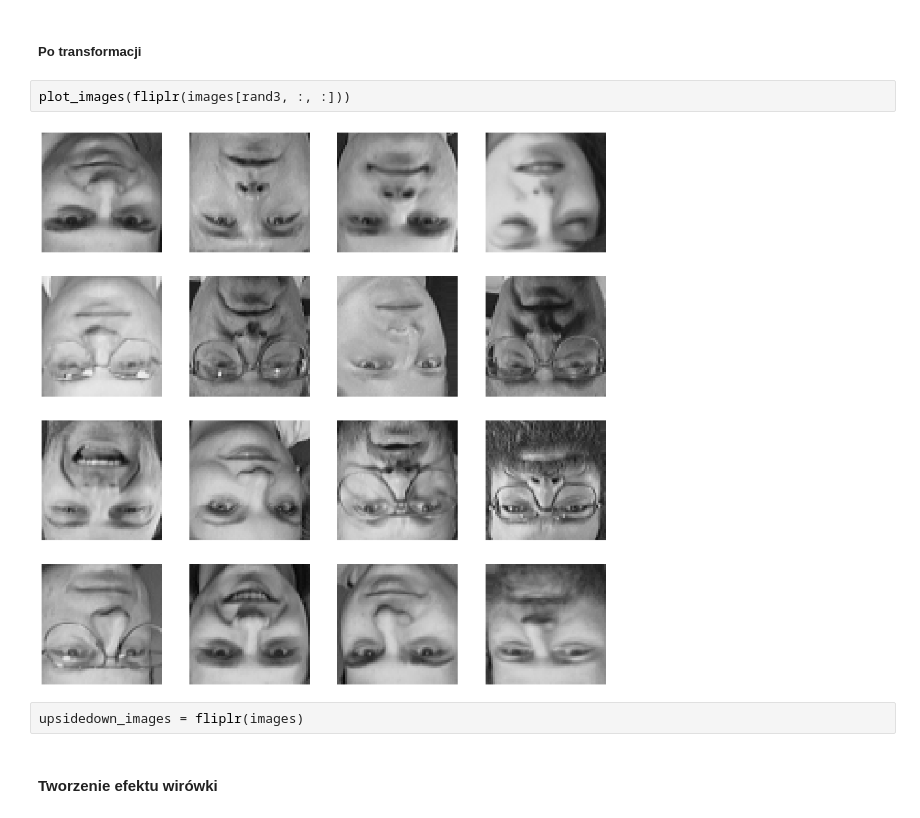
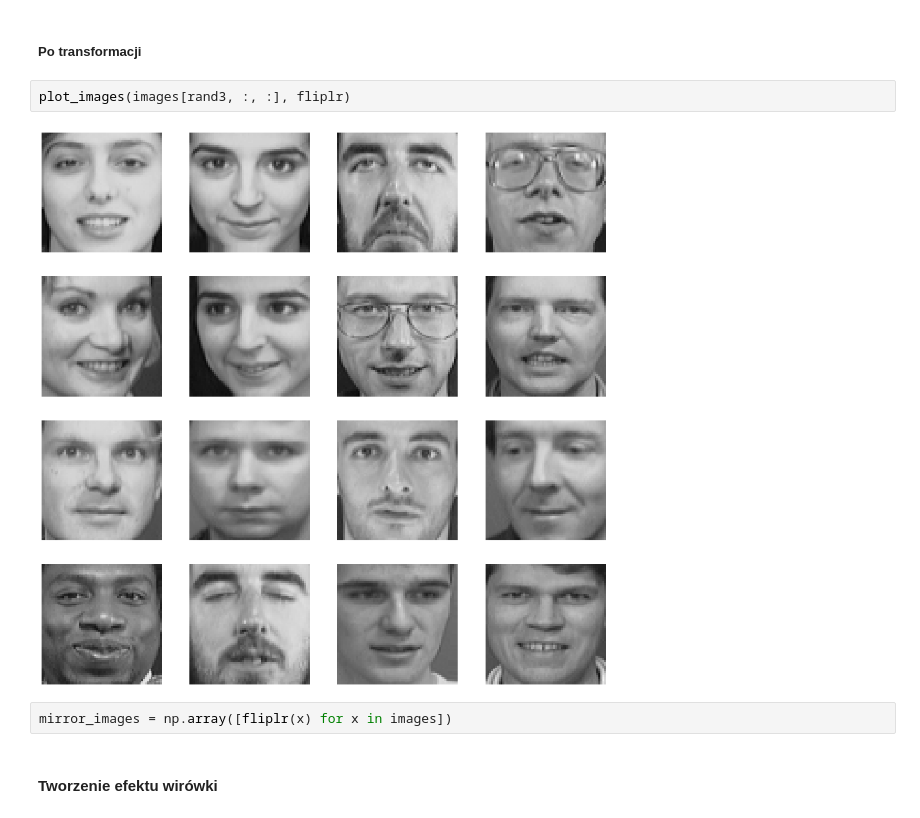
Before and after one commit to mini-pw/2021L-WUM, a Jupyter notebook: Prace_domowe/Praca_domowa6/Grupa2/Piotr Marciniak/pd6.ipynb, the cells around one changed output. Saved outputs shown, nothing was run; the diff lists cells and outputs as text.

```diff
--- a/Prace_domowe/Praca_domowa6/Grupa2/Piotr Marciniak/pd6.ipynb
+++ b/Prace_domowe/Praca_domowa6/Grupa2/Piotr Marciniak/pd6.ipynb
@@ -159,11 +159,11 @@ plot_images(images[rand3, :, :])
 # %% [markdown]
 ##### Po transformacji
 # %%
-plot_images(fliplr(images[rand3, :, :]))
+plot_images(images[rand3, :, :], fliplr)
 # %% [output]
-[figure, old version]
+[figure, new version]
 # %%
-upsidedown_images = fliplr(images)
+mirror_images = np.array([fliplr(x) for x in images])
 # %% [markdown]
 #### Tworzenie efektu wirówki
 # %%
```
Also changed, not shown: parts of 15 cells of this notebook.
